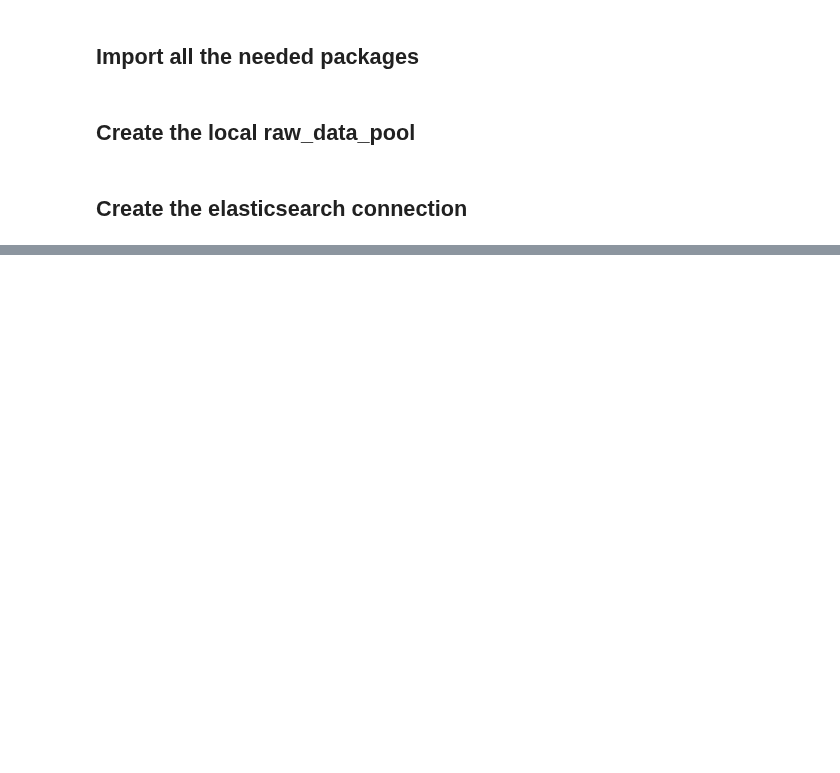
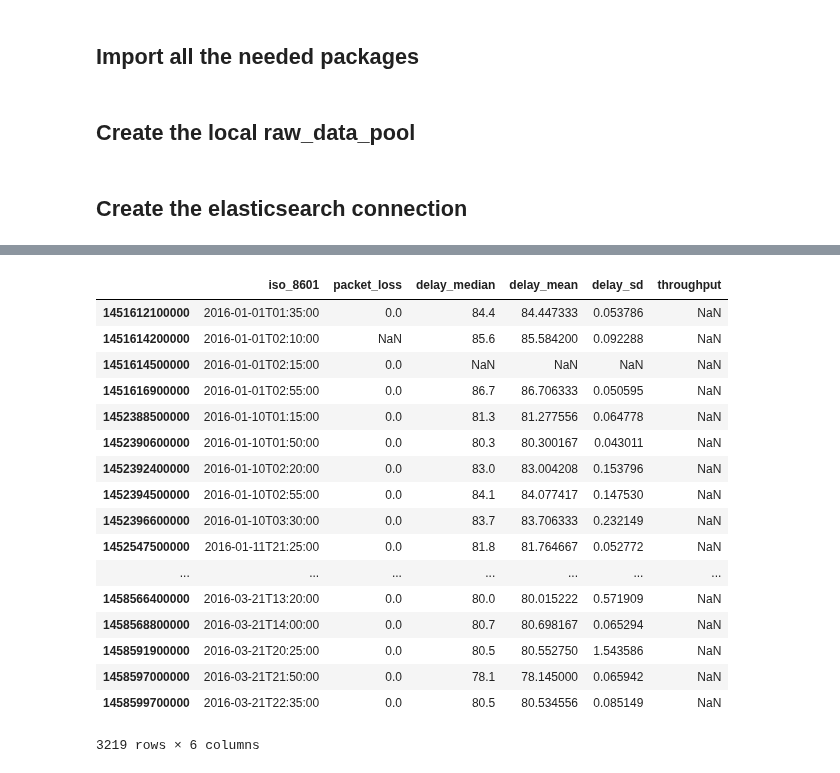
Before and after one commit to ATLAS-Analytics/AnalyticsNotebooks, a Jupyter notebook: Xinran/Xinran3.ipynb, the cells around one changed output, grey strips where cells are left out. Cells and saved outputs as stored; diff of their text form; code cells hidden in the pictures; blank space fills up the shorter version.

```diff
--- a/Xinran/Xinran3.ipynb
+++ b/Xinran/Xinran3.ipynb
@@ -174,0 +166,21 @@ def generate_query
+# %%
+src_site = "Australia-ATLAS"
+dest_site = "SFU-LCG2"
+# timestamp = { 'gte': 1454306400000, 'lte': 1456812000000, 'format': 'epoch_millis' }
+# timestamp = { 'gte': 1454306400000, 'lt': 1456812000000 }
+# timestamp = { 'gte': '2016-02-01T00:00:00Z', 'lt': '2016-03-01T00:00:00Z' }
+timestamp = { 'gte': '2016-01-01T00:00:00Z', 'lt': '2016-06-01T00:00:00Z' }
+
+my_query = {}
+my_query['query'] = {}
+my_query['query']['filtered'] = {}
+my_query['query']['filtered']['query'] = { "match_all": {} }
+my_query['query']['filtered']['filter'] = {}
+my_query['query']['filtered']['filter']['bool'] = {}
+my_query['query']['filtered']['filter']['bool']['must'] = []
+my_query['query']['filtered']['filter']['bool']['must'].append({ 'term': { 'srcSite': src_site } })
+my_query['query']['filtered']['filter']['bool']['must'].append({ 'term': { 'destSite': dest_site } })
+my_query['query']['filtered']['filter']['bool']['must'].append({ 'range': { 'timestamp': timestamp } })
+my_query['fielddata_fields'] = [ 'timestamp' ]
+
+my_query
@@ -174,0 +245,2 @@ def generate_query
+# %%
+a = raw_data_pool[src_site][dest_site]
@@ -174,0 +259,21 @@ def generate_query
+# %%
+a
+# %% [output]
+|  | iso_8601 | packet_loss | delay_median | delay_mean | delay_sd | throughput |
+| 1451612100000 | 2016-01-01T01:35:00 | 0.0 | 84.4 | 84.447333 | 0.053786 | NaN |
+| 1451614200000 | 2016-01-01T02:10:00 | NaN | 85.6 | 85.584200 | 0.092288 | NaN |
+| 1451614500000 | 2016-01-01T02:15:00 | 0.0 | NaN | NaN | NaN | NaN |
+| 1451616900000 | 2016-01-01T02:55:00 | 0.0 | 86.7 | 86.706333 | 0.050595 | NaN |
+| 1452388500000 | 2016-01-10T01:15:00 | 0.0 | 81.3 | 81.277556 | 0.064778 | NaN |
+| 1452390600000 | 2016-01-10T01:50:00 | 0.0 | 80.3 | 80.300167 | 0.043011 | NaN |
+| 1452392400000 | 2016-01-10T02:20:00 | 0.0 | 83.0 | 83.004208 | 0.153796 | NaN |
+| 1452394500000 | 2016-01-10T02:55:00 | 0.0 | 84.1 | 84.077417 | 0.147530 | NaN |
+| 1452396600000 | 2016-01-10T03:30:00 | 0.0 | 83.7 | 83.706333 | 0.232149 | NaN |
+| 1452547500000 | 2016-01-11T21:25:00 | 0.0 | 81.8 | 81.764667 | 0.052772 | NaN |
+| ... | ... | ... | ... | ... | ... | ... |
+| 1458566400000 | 2016-03-21T13:20:00 | 0.0 | 80.0 | 80.015222 | 0.571909 | NaN |
+| 1458568800000 | 2016-03-21T14:00:00 | 0.0 | 80.7 | 80.698167 | 0.065294 | NaN |
+| 1458591900000 | 2016-03-21T20:25:00 | 0.0 | 80.5 | 80.552750 | 1.543586 | NaN |
+| 1458597000000 | 2016-03-21T21:50:00 | 0.0 | 78.1 | 78.145000 | 0.065942 | NaN |
+| 1458599700000 | 2016-03-21T22:35:00 | 0.0 | 80.5 | 80.534556 | 0.085149 | NaN |
+3219 rows × 6 columns
```
Also changed, not shown: parts of 34 cells of this notebook, 3 other files.
